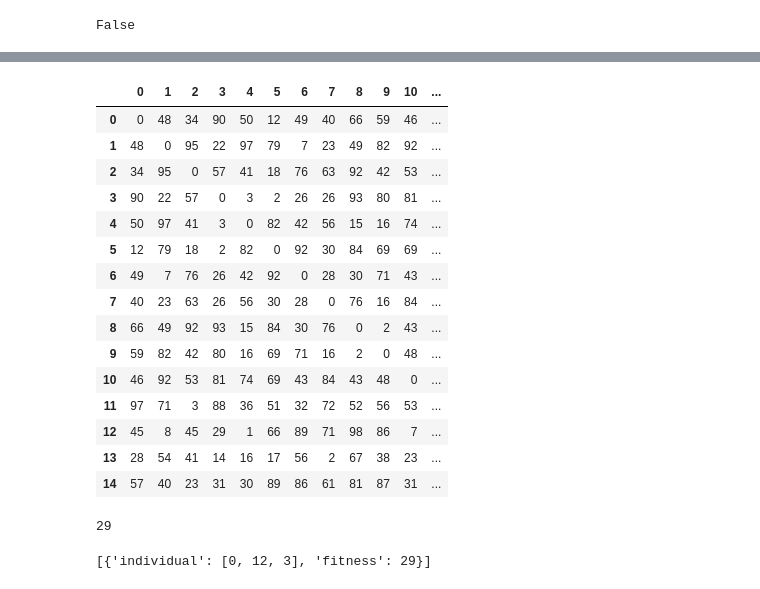
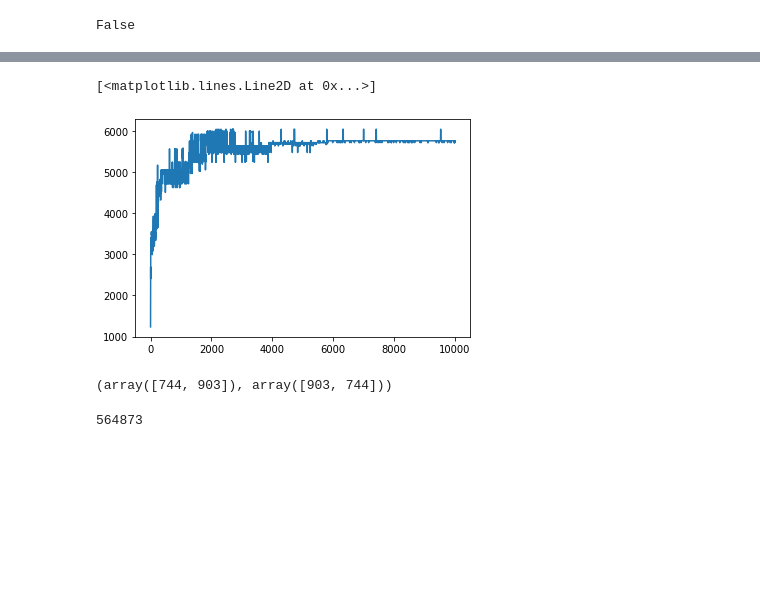
Before and after one commit to hhhhhojeihsu/evolutionary_computation, a Jupyter notebook: main.ipynb, the cells around one changed output, grey strips where cells are left out. Cells and saved outputs as stored; diff of their text form; code cells hidden in the pictures; blank space fills up the shorter version.

```diff
--- a/main.ipynb
+++ b/main.ipynb
@@ -251,29 +307,14 @@ rst
-# %%
-pd.DataFrame(bandwidth_matrix)
-# %% [output]
-|  | 0 | 1 | 2 | 3 | 4 | 5 | 6 | 7 | 8 | 9 | 10 | ... |
-| 0 | 0 | 48 | 34 | 90 | 50 | 12 | 49 | 40 | 66 | 59 | 46 | ... |
-| 1 | 48 | 0 | 95 | 22 | 97 | 79 | 7 | 23 | 49 | 82 | 92 | ... |
-| 2 | 34 | 95 | 0 | 57 | 41 | 18 | 76 | 63 | 92 | 42 | 53 | ... |
-| 3 | 90 | 22 | 57 | 0 | 3 | 2 | 26 | 26 | 93 | 80 | 81 | ... |
-| 4 | 50 | 97 | 41 | 3 | 0 | 82 | 42 | 56 | 15 | 16 | 74 | ... |
-| 5 | 12 | 79 | 18 | 2 | 82 | 0 | 92 | 30 | 84 | 69 | 69 | ... |
-| 6 | 49 | 7 | 76 | 26 | 42 | 92 | 0 | 28 | 30 | 71 | 43 | ... |
-| 7 | 40 | 23 | 63 | 26 | 56 | 30 | 28 | 0 | 76 | 16 | 84 | ... |
-| 8 | 66 | 49 | 92 | 93 | 15 | 84 | 30 | 76 | 0 | 2 | 43 | ... |
-| 9 | 59 | 82 | 42 | 80 | 16 | 69 | 71 | 16 | 2 | 0 | 48 | ... |
-| 10 | 46 | 92 | 53 | 81 | 74 | 69 | 43 | 84 | 43 | 48 | 0 | ... |
-| 11 | 97 | 71 | 3 | 88 | 36 | 51 | 32 | 72 | 52 | 56 | 53 | ... |
-| 12 | 45 | 8 | 45 | 29 | 1 | 66 | 89 | 71 | 98 | 86 | 7 | ... |
-| 13 | 28 | 54 | 41 | 14 | 16 | 17 | 56 | 2 | 67 | 38 | 23 | ... |
-| 14 | 57 | 40 | 23 | 31 | 30 | 89 | 86 | 61 | 81 | 87 | 31 | ... |
+# %%
+plt.plot(fit_v_gen)
+# %% [output]
+[<matplotlib.lines.Line2D at 0x...>]
+[figure, added]
+# %%
+max_band = max(bandwidth_matrix.flatten())
+np.where(bandwidth_matrix==max_band)
+# %% [output]
+(array([744, 903]), array([903, 744]))
 # %%
-#bandwidth_matrix.transpose() == bandwidth_matrix
+ max(bandwidth_matrix.flatten())
+# %% [output]
+564873
-# %%
-bandwidth_matrix[3][12]
-# %% [output]
-29
-# %%
-fitness.population_with_fitness([[0, 12, 3]], bandwidth_matrix)
-# %% [output]
-[{'individual': [0, 12, 3], 'fitness': 29}]
```
Also changed, not shown: parts of 14 cells of this notebook, 1 other file.
